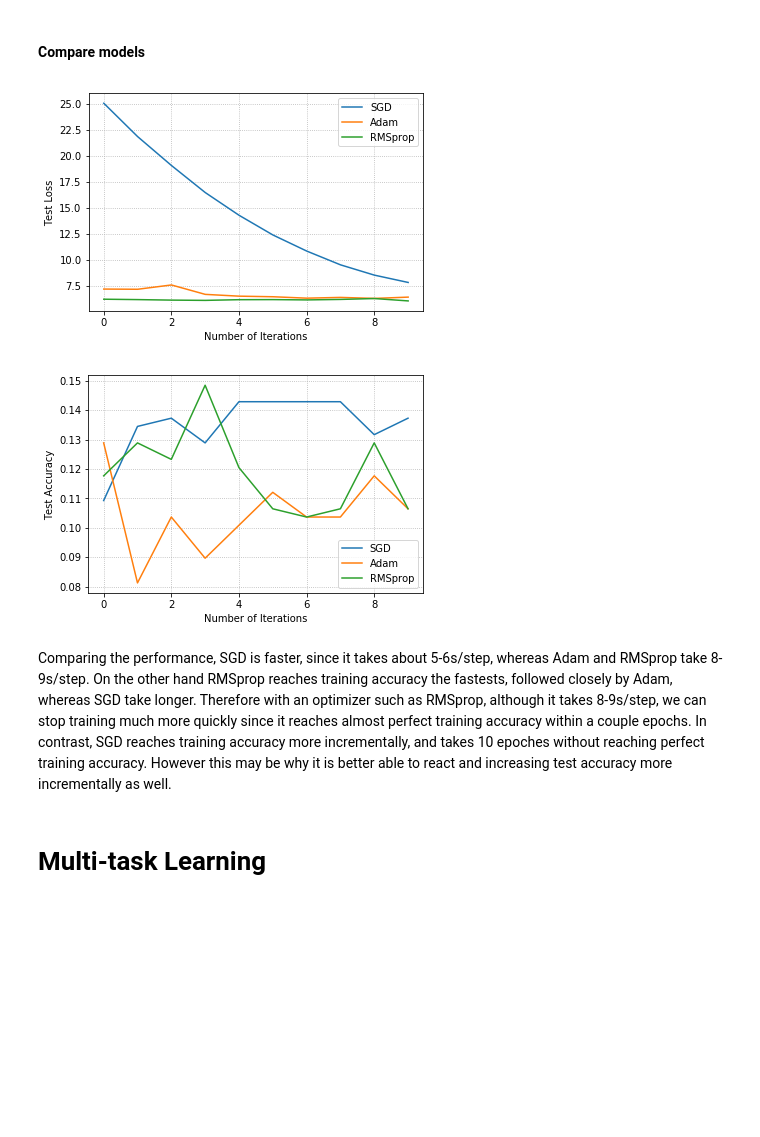
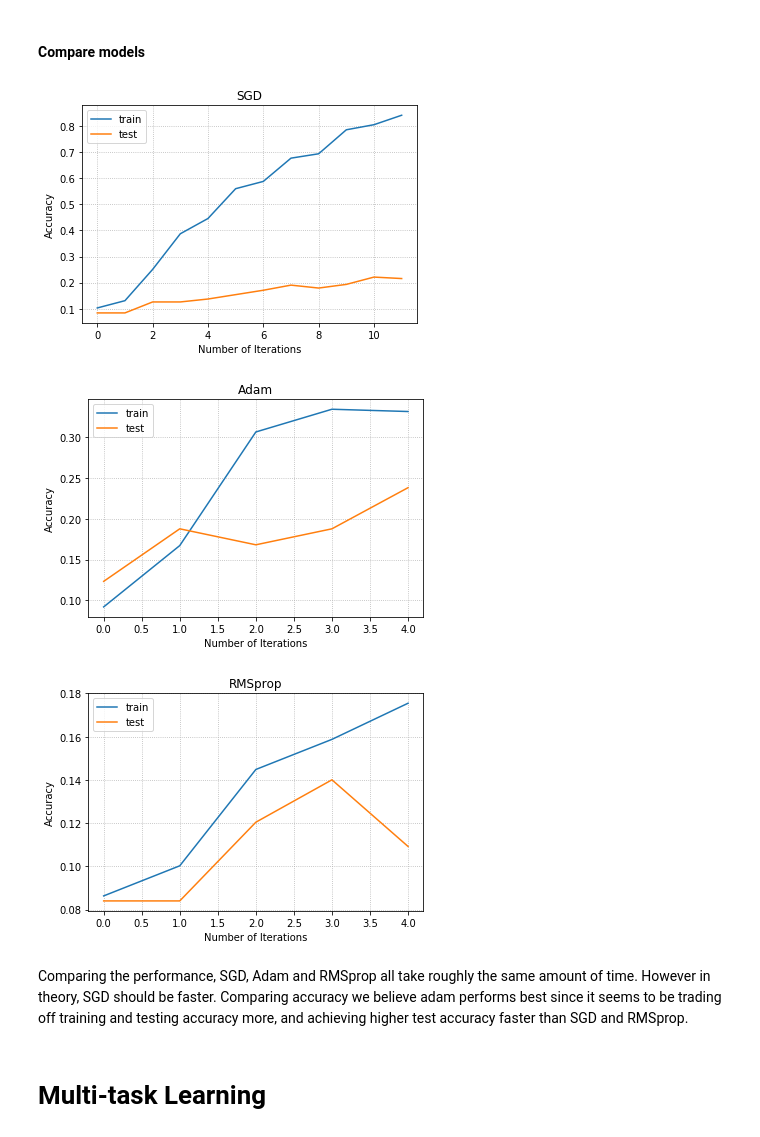
Before and after one commit to sofa13/csi5139_a3, a Jupyter notebook: MobileNetV2.ipynb, the cells around one changed output. Saved outputs shown, nothing was run; the diff lists cells and outputs as text; code cells hidden in the pictures; blank space fills up the shorter version.

```diff
--- a/MobileNetV2.ipynb
+++ b/MobileNetV2.ipynb
@@ -778,0 +764,2 @@ print(score)
+# %%
+hist_mv2_dropout_adam = hist_mv2_dropout_adam.history
@@ -780,22 +771,20 @@ print(score)
 #### RMSprop
 # %%
 mobilenetv2_model = MobileNetV2(include_top=False, weights='imagenet', input_shape=(96, 96, 3))
-mobilenetv2_model.summary()
-
-epochs = 10
+#mobilenetv2_model.summary()
 
 # last layers output
-x = mobilenetv2_model.layers[8].output
+x = mobilenetv2_model.layers[33].output
 # Flatten as before
 x = ReLU()(x)
 x = Flatten()(x)
 x = Dense(256, activation='relu')(x)
-x = BatchNormalization()(x)
+x = Dropout(0.5)(x)
 x = Dense(12, activation='softmax')(x)
 
 # Transfer models
-mv2_transfer = Model(inputs=mobilenetv2_model.input, outputs=x)
+mv2_transfer_dropout_rmsprop = Model(inputs=mobilenetv2_model.input, outputs=x)
 
-# SGD optimizer
-rmsprop = RMSprop(lr=0.0001)
-mv2_transfer.compile(optimizer=rmsprop, loss='categorical_crossentropy', metrics=['accuracy'])
+# RMSprop optimizer
+rmsprop = RMSprop()
+mv2_transfer_dropout_rmsprop.compile(optimizer=rmsprop, loss='categorical_crossentropy', metrics=['accuracy'])
@@ -820,19 +791,16 @@ ________________________________________________________________________________
 # %%
-for layer in mv2_transfer.layers:
-    print(layer, layer.trainable)
+epochs = 5
 
-mv2_transfer.summary()
-
-hist_mv2_batchnorm_rmsprop = mv2_transfer.fit(Xtrain, ytrain,
-        batch_size=16,
+hist_mv2_dropout_rmsprop = mv2_transfer_dropout_rmsprop.fit(Xtrain, ytrain,
+        batch_size=32,
         epochs=epochs,
         validation_data=(Xtest, ytest),
         verbose=1,
         shuffle=True)
 
-score = mv2_transfer.evaluate(Xtrain, ytrain)
+score = mv2_transfer_dropout_rmsprop.evaluate(Xtrain, ytrain)
 print(score)
 
-score = mv2_transfer.evaluate(Xtest, ytest)
+score = mv2_transfer_dropout_rmsprop.evaluate(Xtest, ytest)
 print(score)
 # %% [output]
@@ -855,0 +824,2 @@ print(score)
+# %%
+hist_mv2_dropout_rmsprop = hist_mv2_dropout_rmsprop.history
@@ -857,22 +831,20 @@ print(score)
 #### Compare models
 # %%
 # compare accuracy
-data = [[hist_mv2_batchnorm.history['acc'], "train"], [hist_mv2_batchnorm.history['val_acc'], "test"]]
+data = [[hist_mv2_dropout['acc'], "train"], [hist_mv2_dropout['val_acc'], "test"]]
 plotAccuracy(data, "Accuracy", "SGD")
 
-data = [[hist_mv2_batchnorm_adam.history['acc'], "train"], [hist_mv2_batchnorm_adam.history['val_acc'], "test"]]
+data = [[hist_mv2_dropout_adam['acc'], "train"], [hist_mv2_dropout_adam['val_acc'], "test"]]
 plotAccuracy(data, "Accuracy", "Adam")
 
-data = [[hist_mv2_batchnorm_rmsprop.history['acc'], "train"], [hist_mv2_batchnorm_rmsprop.history['val_acc'], "test"]]
+data = [[hist_mv2_dropout_rmsprop['acc'], "train"], [hist_mv2_dropout_rmsprop['val_acc'], "test"]]
 plotAccuracy(data, "Accuracy", "RMSprop")
-
-# data = [[hist_mv2_batchnorm.history['loss'], "train"], [hist_mv2_batchnorm.history['val_loss'], "test"]]
-# plotAccuracy(data, "Loss", "Batch Normalization")
 # %% [output]
-[figure, old version]
+[figure, new version]
-[figure, old version]
+[figure, new version]
+[figure, added]
-# %% [markdown]
-Comparing the performance, SGD is faster, since it takes about 5-6s/step, whereas Adam and RMSprop take 8-9s/step. On the other hand RMSprop reaches training accuracy the fastests, followed closely by Adam, whereas SGD take longer. Therefore with an optimizer such as RMSprop, although it takes 8-9s/step, we can stop training much more quickly since it reaches almost perfect training accuracy within a couple epochs. In contrast, SGD reaches training accuracy more incrementally, and takes 10 epoches without reaching perfect training accuracy. However this may be why it is better able to react and increasing test accuracy more incrementally as well.
+# %% [markdown]
+Comparing the performance, SGD, Adam and RMSprop all take roughly the same amount of time. However in theory, SGD should be faster. Comparing accuracy we believe adam performs best since it seems to be trading off training and testing accuracy more, and achieving higher test accuracy faster than SGD and RMSprop.
 # %% [markdown]
 # Multi-task Learning
 # %%
```
Also changed, not shown: parts of 47 cells of this notebook.
